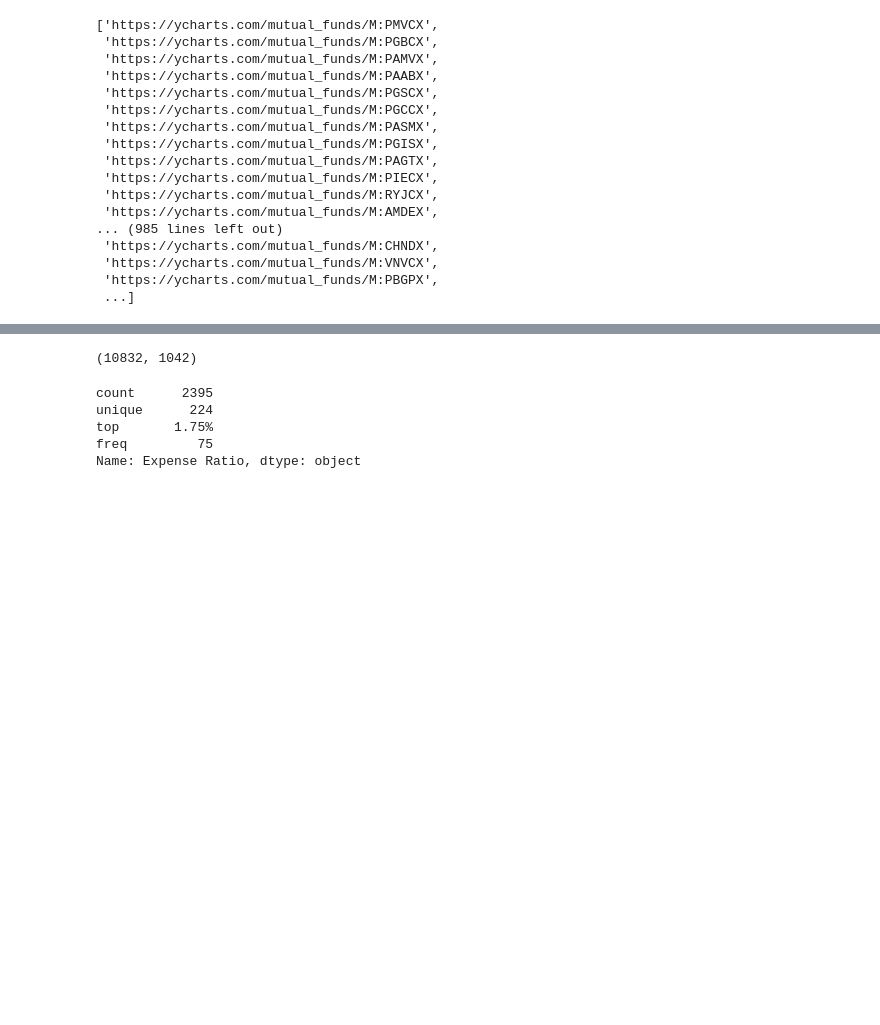
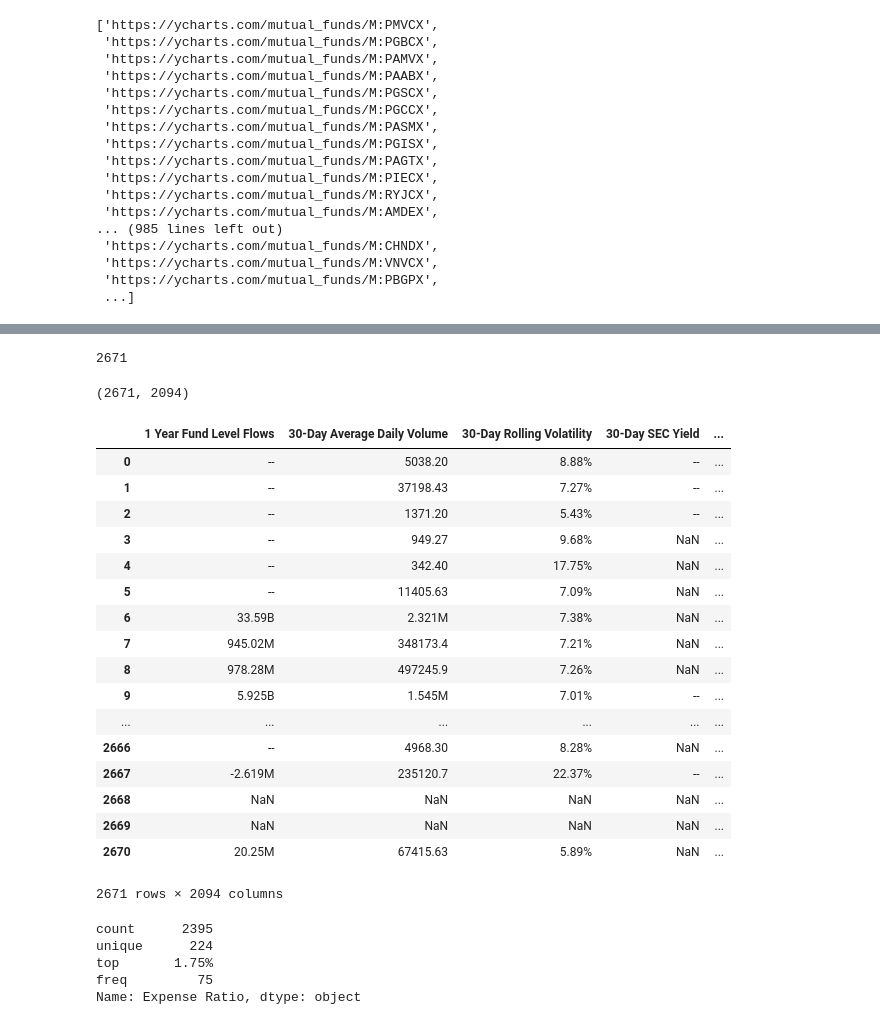
Before and after one commit to jcanque777/perseus, a Jupyter notebook: final_recommendation.ipynb, the cells around one changed output, grey strips where cells are left out. Cells and saved outputs as stored; diff of their text form; code cells hidden in the pictures; blank space fills up the shorter version.

```diff
--- a/final_recommendation.ipynb
+++ b/final_recommendation.ipynb
@@ -726,0 +741,4 @@ df.sort_values(by='Expense Ratio', ascending=False, inplace=True)
+# %%
+# Change to links
+for i in etfs:
+    fund_links2.append(f'https://ycharts.com/companies/{i}')
@@ -764,3 +794,5 @@ test = fund_links[9000:13000]
+# %%
+test = fund_links2[10:]
 # %%
 len(test)
 # %% [output]
@@ -790,6 +823,7 @@ for i in tqdm(test):
         continue
 
     feature = {}
+    feature['link'] = i
 
     try:
         feature['name']= driver.find_element_by_class_name('securityName').text
@@ -871,9 +905,13 @@ for i in tqdm(test):
     except:
         continue
 
-    funds.append(feature)
+    funds_etf.append(feature)
 # %% [output]
 [interactive output not drawn]
+# %%
+len(funds_etf)
+# %% [output]
+2671
 # %%
-df = pd.DataFrame(funds)
+df1 = pd.DataFrame(funds_etf)
 # %%
@@ -881,7 +919,28 @@ df.to_pickle('scraped_funds_revised.pkl')
 # %%
-df.shape
+df1.shape
 # %% [output]
-(10832, 1042)
+(2671, 2094)
+# %%
+df1
+# %% [output]
+|  | 1 Year Fund Level Flows | 30-Day Average Daily Volume | 30-Day Rolling Volatility | 30-Day SEC Yield | ... |
+| 0 | -- | 5038.20 | 8.88% | -- | ... |
+| 1 | -- | 37198.43 | 7.27% | -- | ... |
+| 2 | -- | 1371.20 | 5.43% | -- | ... |
+| 3 | -- | 949.27 | 9.68% | NaN | ... |
+| 4 | -- | 342.40 | 17.75% | NaN | ... |
+| 5 | -- | 11405.63 | 7.09% | NaN | ... |
+| 6 | 33.59B | 2.321M | 7.38% | NaN | ... |
+| 7 | 945.02M | 348173.4 | 7.21% | NaN | ... |
+| 8 | 978.28M | 497245.9 | 7.26% | NaN | ... |
+| 9 | 5.925B | 1.545M | 7.01% | -- | ... |
+| ... | ... | ... | ... | ... | ... |
+| 2666 | -- | 4968.30 | 8.28% | NaN | ... |
+| 2667 | -2.619M | 235120.7 | 22.37% | -- | ... |
+| 2668 | NaN | NaN | NaN | NaN | ... |
+| 2669 | NaN | NaN | NaN | NaN | ... |
+| 2670 | 20.25M | 67415.63 | 5.89% | NaN | ... |
+2671 rows × 2094 columns
 # %%
 df['Expense Ratio'].describe()
 # %% [output]
```
Also changed, not shown: parts of 32 cells of this notebook.
